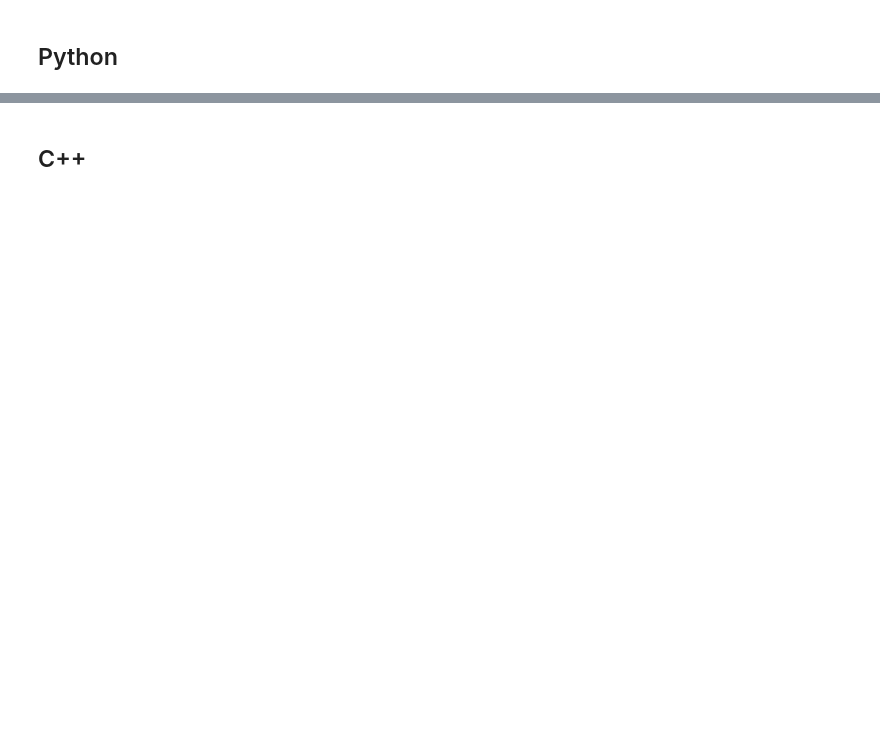
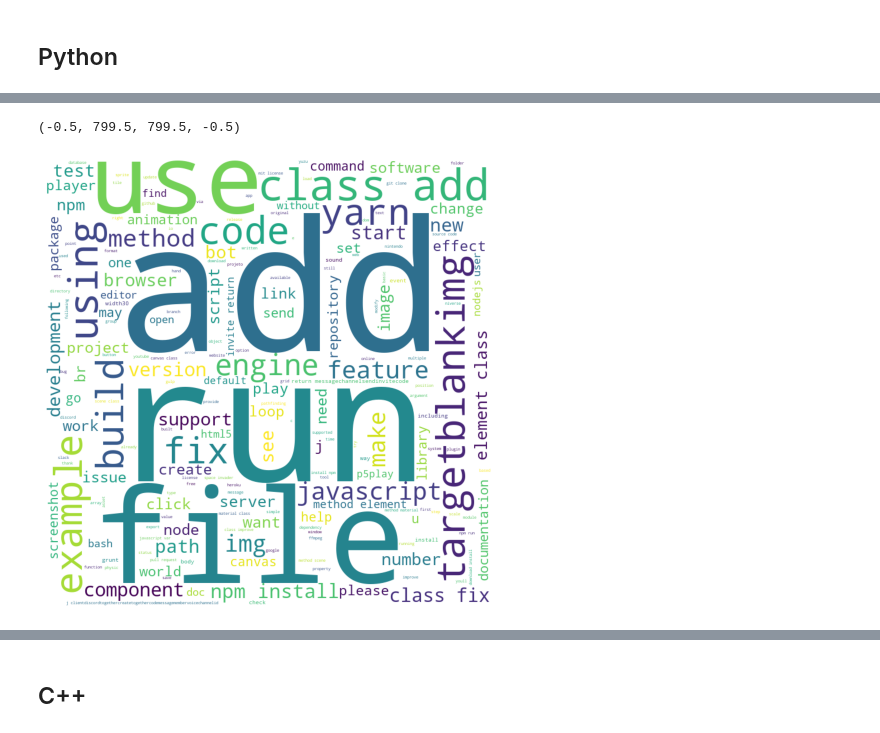
Before and after one commit to paige-arsene-cayt-nlp-project/games-nlp, a Jupyter notebook: paigework/explorescratch.ipynb, the cells around one changed output, grey strips where cells are left out. Cells and saved outputs as stored; diff of their text form; code cells hidden in the pictures; blank space fills up the shorter version.

```diff
--- a/paigework/explorescratch.ipynb
+++ b/paigework/explorescratch.ipynb
@@ -186,7 +215,10 @@ plt.show()
 # %%
 py_cloud = WordCloud(background_color='white', height=1000, width=400).generate((pythontxt))
 plt.figure(figsize=(8, 10))
 plt.imshow(j_cloud)
-axs.set_title('Top Words for Python')
+ax.set_title('Top Words for Python')
 plt.axis('off')
+# %% [output]
+(-0.5, 799.5, 799.5, -0.5)
+[figure, added]
 # %%
```
Also changed, not shown: parts of 21 cells of this notebook, 1 other file.
